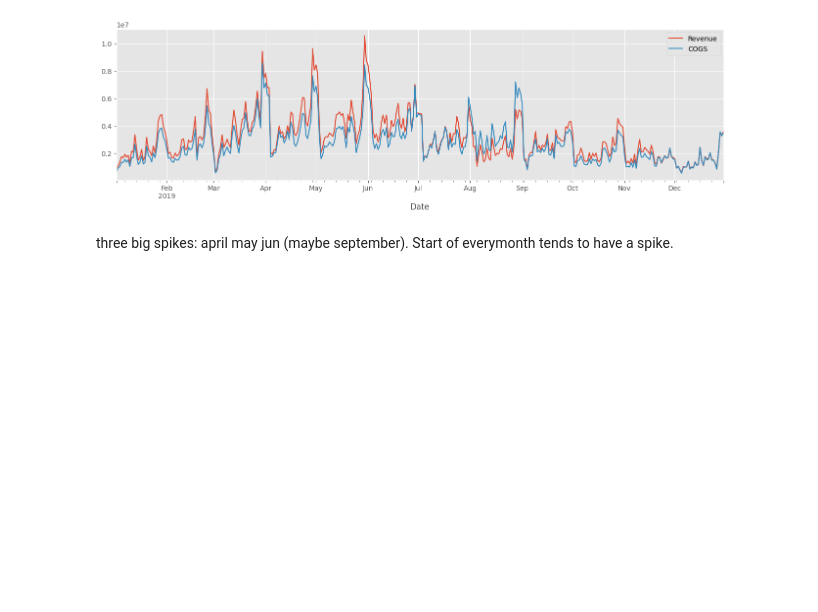
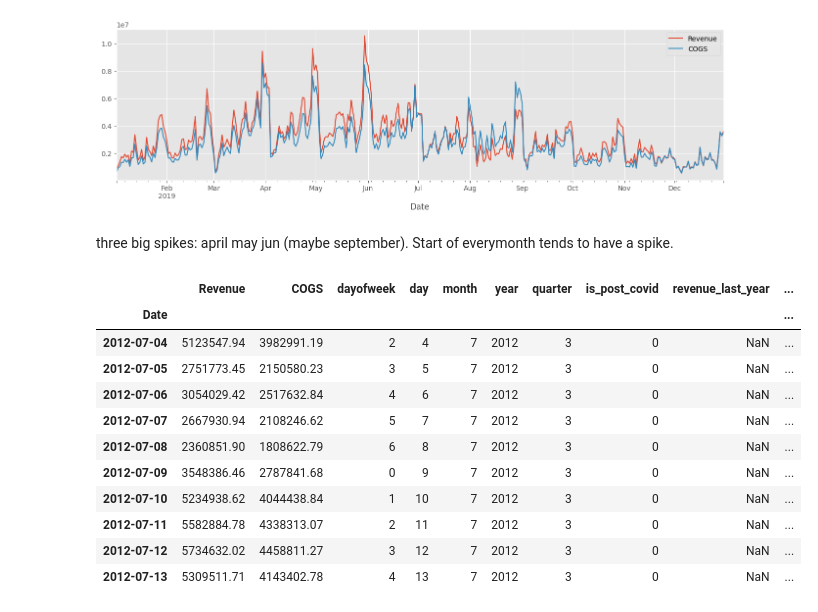
Before and after one commit to nqt-2/Datathon_Vin, a Jupyter notebook: notebook/xgboost.ipynb, the cells around one changed output. Cells and saved outputs as stored; diff of their text form; code cells hidden in the pictures; blank space fills up the shorter version.

```diff
--- a/notebook/xgboost.ipynb
+++ b/notebook/xgboost.ipynb
@@ -82,4 +64,36 @@ sales.loc[(sales.index > '01-01-2019') & (sales.index < '12-31-2019')].plot(figs
 # %% [markdown]
 three big spikes: april may jun (maybe september). Start of everymonth tends to have a spike.
 # %%
-sales['days'] = sales.index.day
+def create_features(df):
+    df = df.copy()
+    df['dayofweek'] = df.index.dayofweek
+    df['day'] = df.index.day
+    df['month'] = df.index.month
+    df['year'] = df.index.year
+    df['quarter'] = df.index.quarter
+    df['is_post_covid'] = (df['year'] >= 2019).astype(int)
+
+    if 'Revenue' in df.columns:
+        df['revenue_last_year'] = df['Revenue'].shift(365)
+    if 'COGS' in df.columns:
+        df['cogs_last_year'] = df['COGS'].shift(365)
+
+    df['revenue_roll_mean_90'] = df['Revenue'].shift(365).rolling(window=90).mean()
+
+    return df
+# %%
+sales = create_features(sales)
+sales.head(10)
+# %% [output]
+|  | Revenue | COGS | dayofweek | day | month | year | quarter | is_post_covid | revenue_last_year | ... |
+| Date |  |  |  |  |  |  |  |  |  | ... |
+| 2012-07-04 | 5123547.94 | 3982991.19 | 2 | 4 | 7 | 2012 | 3 | 0 | NaN | ... |
+| 2012-07-05 | 2751773.45 | 2150580.23 | 3 | 5 | 7 | 2012 | 3 | 0 | NaN | ... |
+| 2012-07-06 | 3054029.42 | 2517632.84 | 4 | 6 | 7 | 2012 | 3 | 0 | NaN | ... |
+| 2012-07-07 | 2667930.94 | 2108246.62 | 5 | 7 | 7 | 2012 | 3 | 0 | NaN | ... |
+| 2012-07-08 | 2360851.90 | 1808622.79 | 6 | 8 | 7 | 2012 | 3 | 0 | NaN | ... |
+| 2012-07-09 | 3548386.46 | 2787841.68 | 0 | 9 | 7 | 2012 | 3 | 0 | NaN | ... |
+| 2012-07-10 | 5234938.62 | 4044438.84 | 1 | 10 | 7 | 2012 | 3 | 0 | NaN | ... |
+| 2012-07-11 | 5582884.78 | 4338313.07 | 2 | 11 | 7 | 2012 | 3 | 0 | NaN | ... |
+| 2012-07-12 | 5734632.02 | 4458811.27 | 3 | 12 | 7 | 2012 | 3 | 0 | NaN | ... |
+| 2012-07-13 | 5309511.71 | 4143402.78 | 4 | 13 | 7 | 2012 | 3 | 0 | NaN | ... |
```
Also changed, not shown: parts of 16 cells of this notebook, 2 other files.
